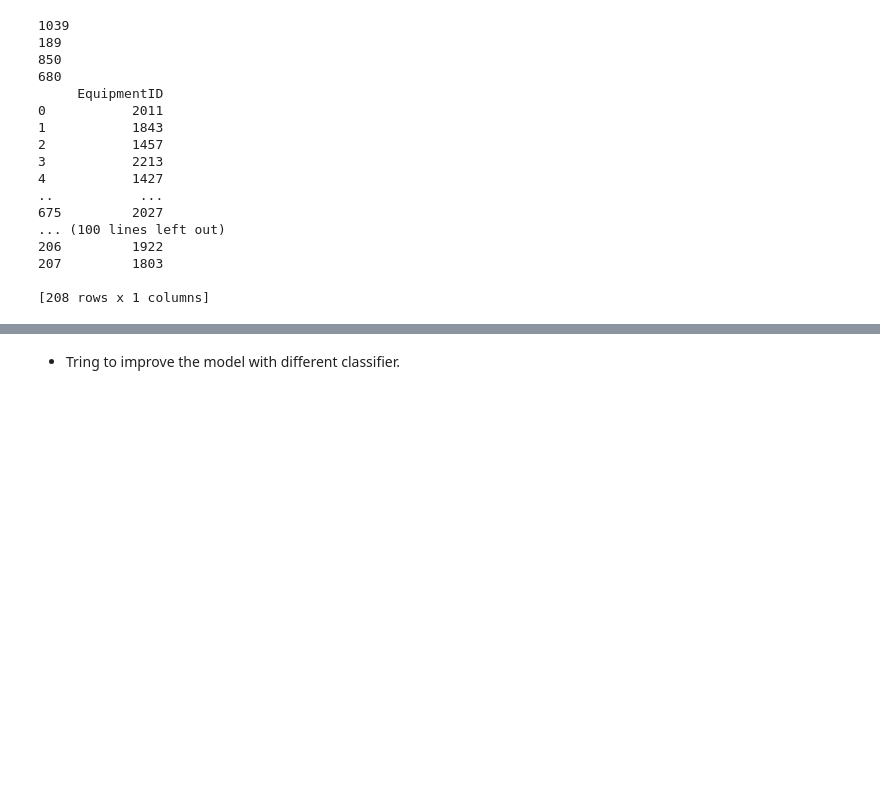
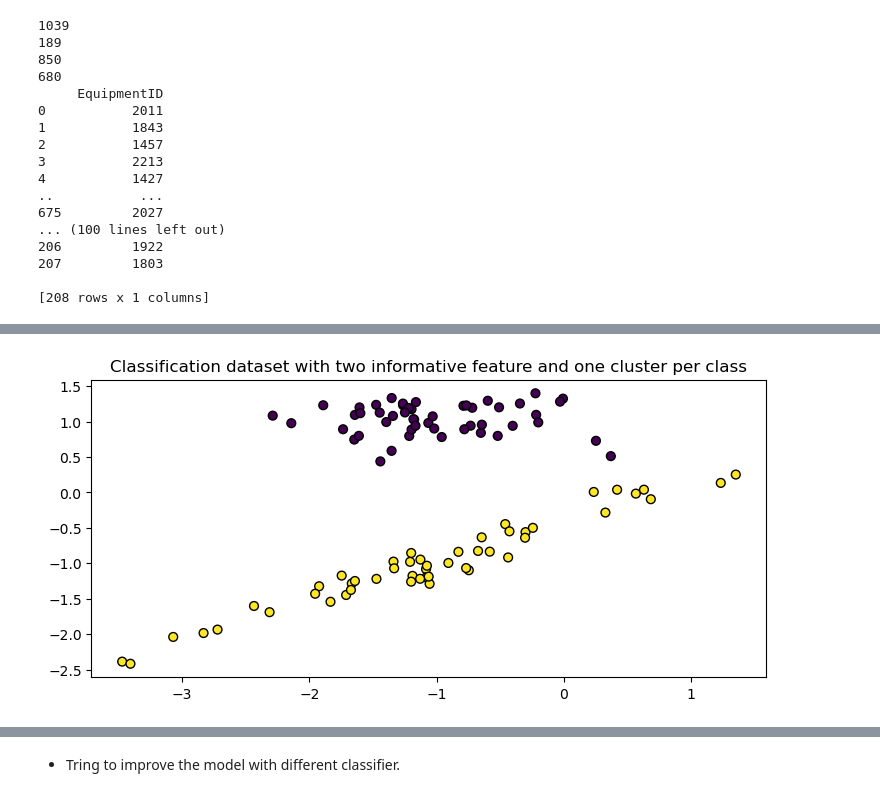
Before and after one commit to nss-data-science-cohort-6/big_g_express-elden_ring, a Jupyter notebook: Machine_learning_bigG_AC.ipynb, the cells around one changed output, grey strips where cells are left out. Cells and saved outputs as stored; diff of their text form; code cells hidden in the pictures; blank space fills up the shorter version.

```diff
--- a/Machine_learning_bigG_AC.ipynb
+++ b/Machine_learning_bigG_AC.ipynb
@@ -215,7 +217,16 @@ print('Accuracy:', accuracy)
 # %%
-# Create a DataFrame to store the predicted and actual values
-df = pd.DataFrame({'Actual': y_test, 'Predicted': y_pred})
+# Importing libraries
+from sklearn.datasets import make_classification
 
-# Plot the predicted and actual values using Pandas plot function
-df.plot(kind='bar')
+# Creating the classification dataset with two informative feature and one cluster per class
+X, y = make_classification(n_features=2, n_redundant=0, n_informative=2, n_clusters_per_class=1)
+
+# Plotting the dataset
+plt.figure(figsize=(7.50, 3.50))
+plt.subplots_adjust(bottom=0.05, top=0.9, left=0.05, right=0.95)
+plt.subplot(111)
+plt.title("Classification dataset with two informative feature and one cluster per class", fontsize="12")
+plt.scatter(X[:, 0], X[:, 1], marker="o", c=y, s=40, edgecolor="k")
 plt.show()
+# %% [output]
+[figure, added]
```
Also changed, not shown: parts of 9 cells of this notebook.
